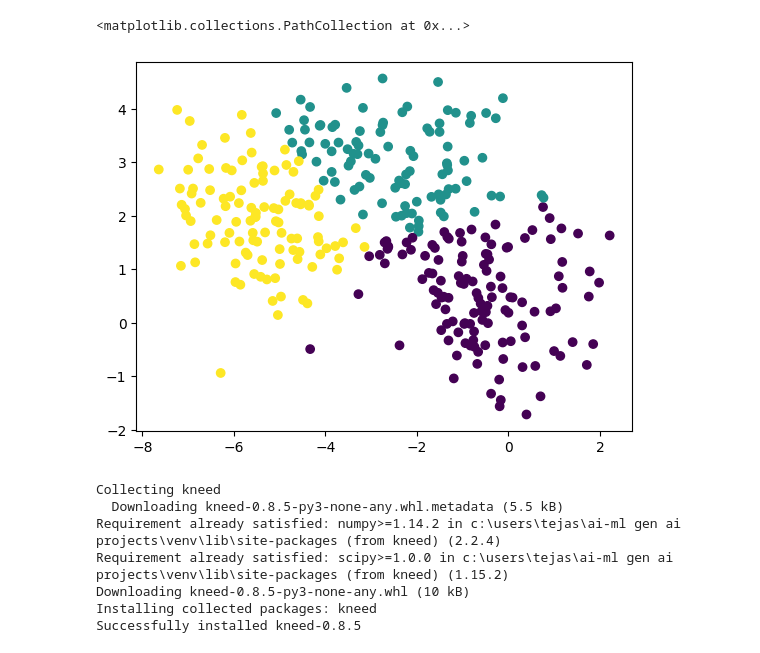
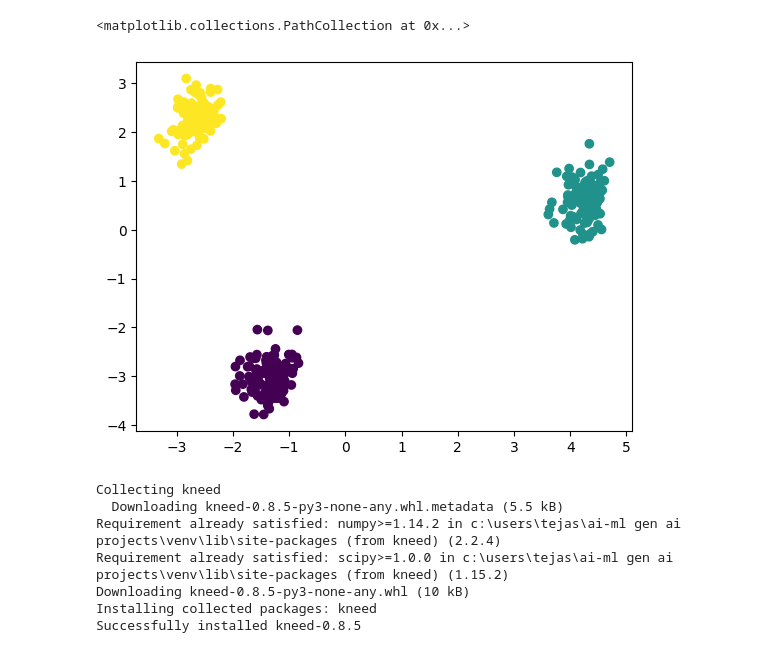
Before and after one commit to tejask0512/Complete-Data-Science-Machine-Learning-Important-techniques, a Jupyter notebook: 17-K Means Clutering Unsupervised ML/K Means Clustering Algorithms implementation.ipynb, the cells around one changed output. Saved outputs shown, nothing was run; the diff lists cells and outputs as text; code cells hidden in the pictures.

```diff
--- a/17-K Means Clutering Unsupervised ML/K Means Clustering Algorithms implementation.ipynb
+++ b/17-K Means Clutering Unsupervised ML/K Means Clustering Algorithms implementation.ipynb
@@ -55,0 +71,3 @@ X_test_scaled=scaler.transform(X_test)
+# %%
+X_train_scaled_pca=pca.fit_transform(X_train_scaled)
+X_test_scaled_pca=pca.transform(X_test_scaled)
@@ -60,7 +110,7 @@ from sklearn.cluster import KMeans
 wcss=[]
 for k in range(1,11):
     kmeans=KMeans(n_clusters=k,init="k-means++")
-    kmeans.fit(X_train_scaled)
+    kmeans.fit(X_train_scaled_pca)
     wcss.append(kmeans.inertia_)
 # %%
 wcss
@@ -87,5 +137,5 @@ plt.show()
 # %%
 kmeans=KMeans(n_clusters=3,init="k-means++")
 # %%
-kmeans.fit_predict(X_train_scaled)
+kmeans.fit_predict(X_train_scaled_pca)
 # %% [output]
@@ -109,5 +159,5 @@ array([1, 0, 0, 0, 2, 2, 2, 1, 0, 2, 0, 2, 2, 1, 1, 2, 1, 0, 1, 0, 0, 2,
 # %%
-y_pred=kmeans.predict(X_test_scaled)
+y_pred=kmeans.predict(X_test_scaled_pca)
 # %%
 y_pred
 # %% [output]
@@ -129,9 +179,9 @@ array([1, 0, 2, 1, 1, 2, 1, 1, 2, 2, 0, 2, 2, 0, 0, 1, 1, 2, 0, 1, 1, 1,
       dtype=int32)
 # %%
-plt.scatter(X_test[:,0],X_test[:,1],c=y_pred)
+plt.scatter(X_test_scaled_pca[:,0],X_test_scaled_pca[:,1],c=y_pred)
 # %% [output]
 <matplotlib.collections.PathCollection at 0x...>
-[figure, old version]
+[figure, new version]
 # %%
 ## Validating the k value
 ## kneelocator
```
Also changed, not shown: parts of 21 cells of this notebook.
